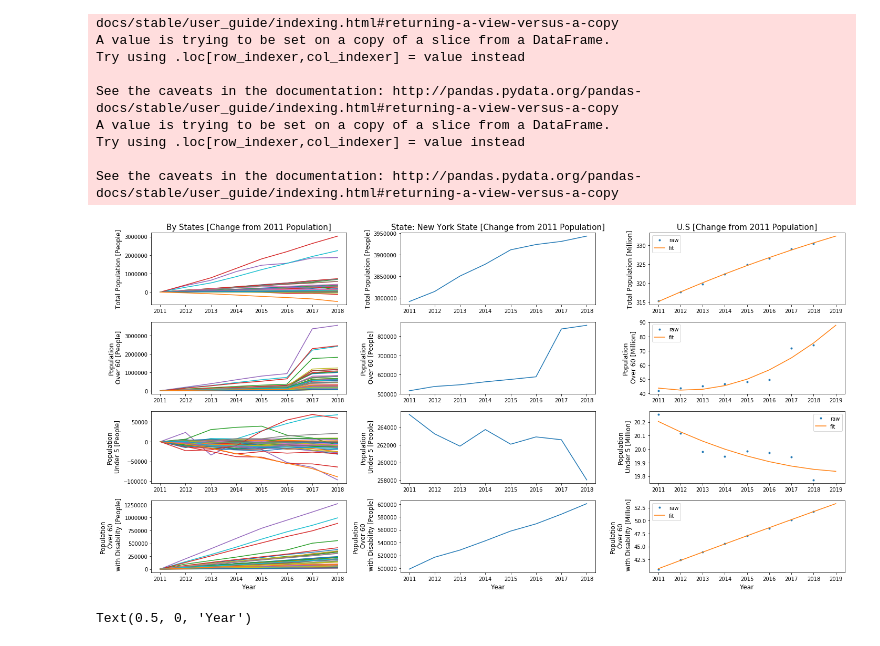
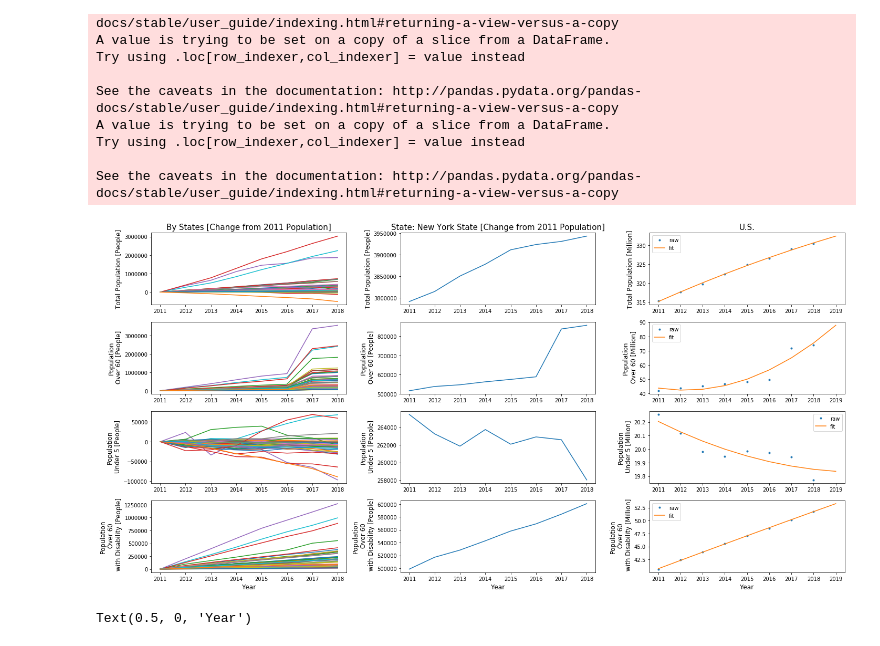
Before and after one commit to klinthouse/Interview_Material, a Jupyter notebook: Project_Prelim2.ipynb, the cells around one changed output. Cells and saved outputs as stored; diff of their text form; code cells hidden in the pictures.

```diff
--- a/Project_Prelim2.ipynb
+++ b/Project_Prelim2.ipynb
@@ -201,41 +201,41 @@ for i in range(len(pop_assem)):
         ax.plot(Pop_year_2019, (np.dot(features,theta)*span+min(pop_assem_sum))/1000000)
 
         ax.set_ylabel('Total Population [Million]', fontsize = 12)
-        ax.set_title('U.S [Change from 2011 Population]', fontsize = 15)
+        ax.set_title('U.S.', fontsize = 15)
         ax.legend(['raw','fit'])
 
         ax = axs[1,2]
         ax.plot(pop_assem[i].Year,pop_assem_60/1000000,'.')
 
         span, e, y_est, theta = fitting(pop_assem_60)
         ax.plot(Pop_year_2019, (np.dot(features,theta)*span+min(pop_assem_60))/1000000)
 
         ax.set_ylabel('Population\n Over 60 [Million]', fontsize = 12)
         ax.legend(['raw','fit'])
 
         ax = axs[2,2]
         ax.plot(pop_assem[i].Year,pop_assem_5/1000000,'.')
 
         span, e, y_est, theta = fitting(pop_assem_5)
         ax.plot(Pop_year_2019, (np.dot(features,theta)*span+min(pop_assem_5))/1000000)
 
         ax.set_ylabel('Population\n Under 5 [Million]', fontsize = 12)
         ax.legend(['raw','fit'])
 
         ax = axs[3,2]
         ax.plot(pop_assem[i].Year,pop_assem_disa/1000000,'.')
 
         span, e, y_est, theta = fitting(pop_assem_disa)
         ax.plot(Pop_year_2019, (np.dot(features,theta)*span+min(pop_assem_disa))/1000000)
 
         ax.set_ylabel('Population\n Over 60\n  with Disability [Million]', fontsize = 12)
         ax.set_xlabel('Year', fontsize = 12)
         ax.legend(['raw','fit'])
 
 
     plt.tight_layout()
 # %% [output]
-[figure, old version]
+[figure, new version]
 # %%
 def find_stat(pop_data):
 
```
Also changed, not shown: parts of 2 cells of this notebook.
